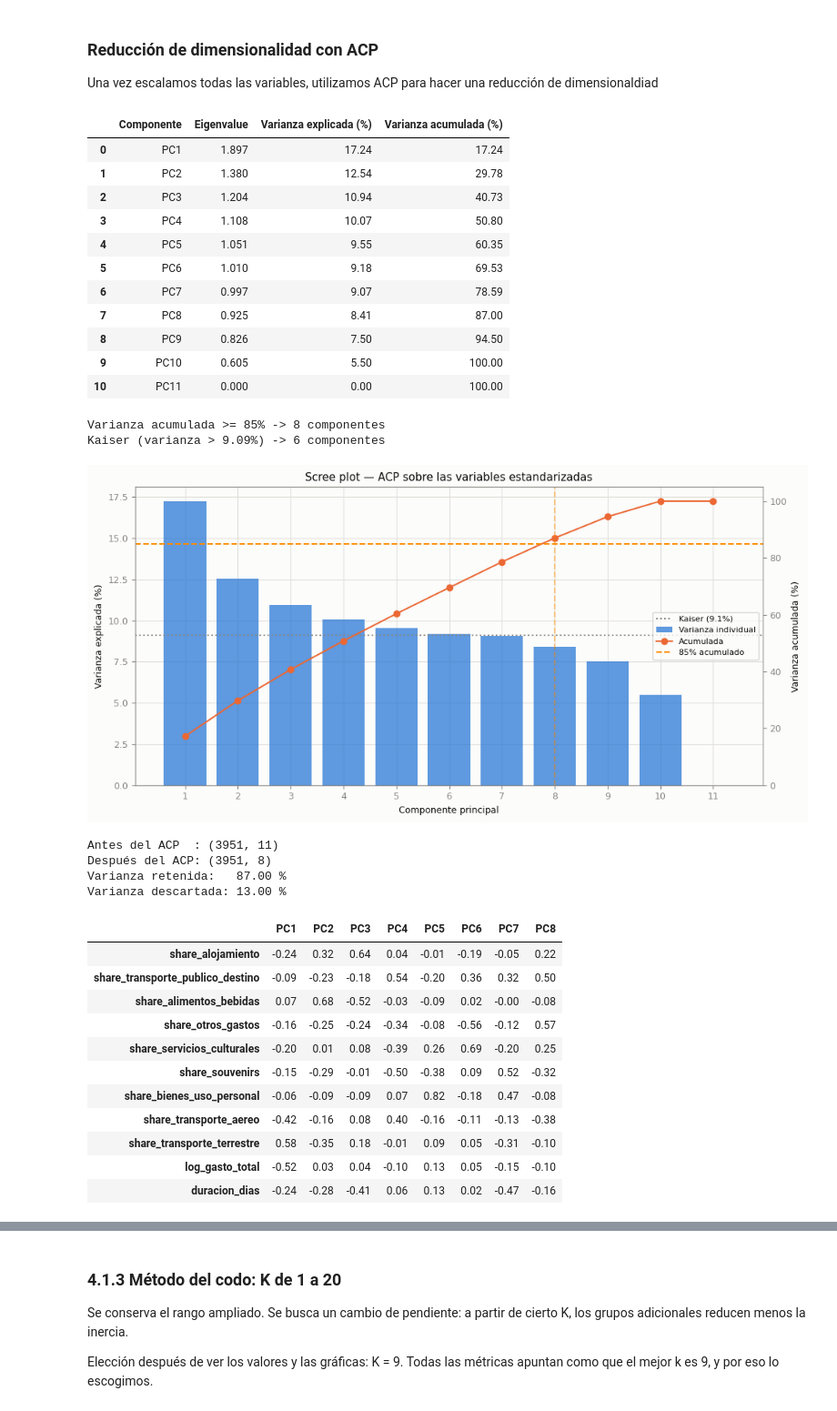
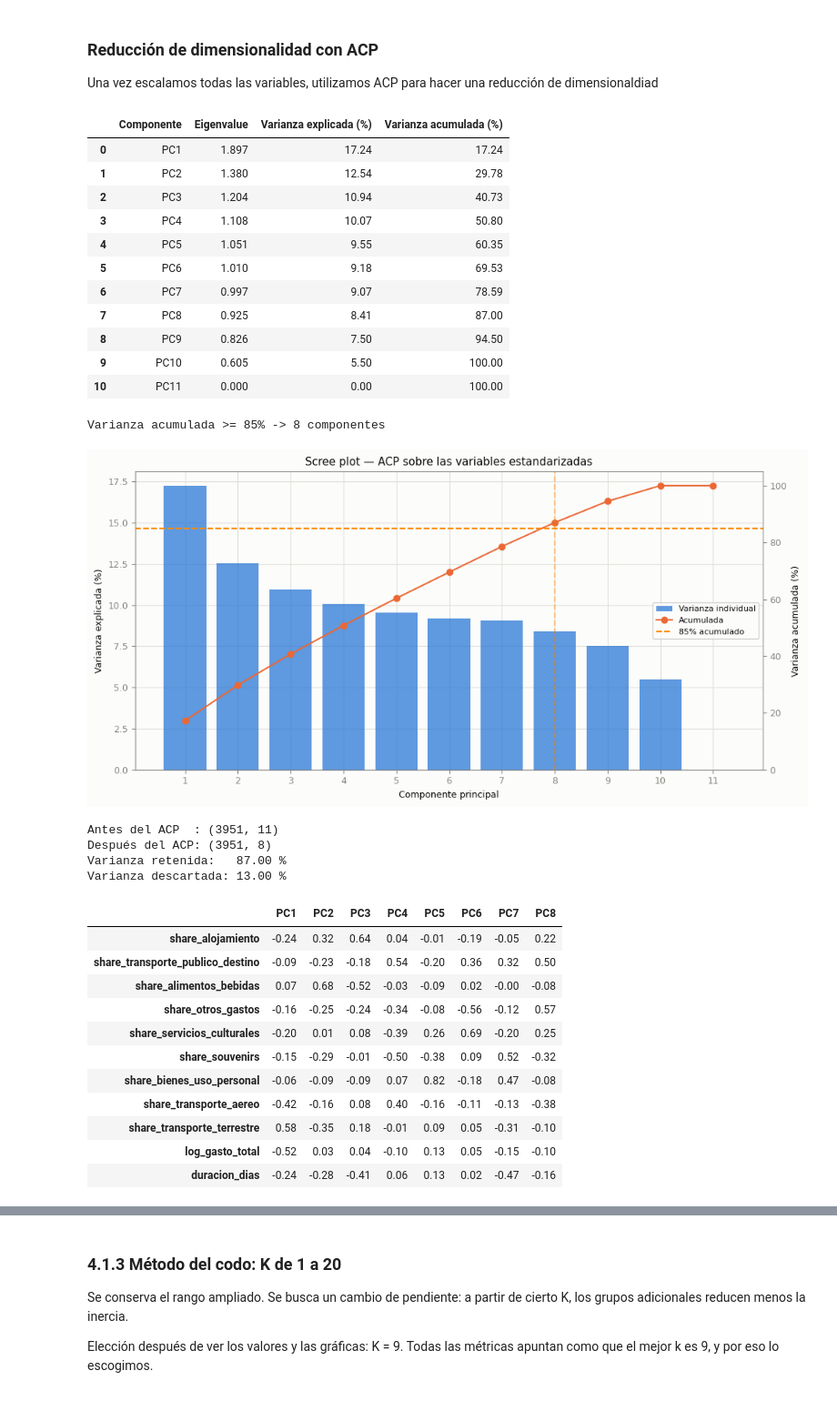
Before and after one commit to antobeni07/K-Means-Clustering, a Jupyter notebook: K-Means-Clustering.ipynb, the cells around one changed output, grey strips where cells are left out. Shown at 91% size. Cells and saved outputs as stored; diff of their text form; code cells hidden in the pictures.

```diff
--- a/K-Means-Clustering.ipynb
+++ b/K-Means-Clustering.ipynb
@@ -1348,9 +1348,7 @@ display(diag_acp)
 
 UMBRAL = 85
 n_umbral = int(np.searchsorted(var_acum, UMBRAL) + 1)
-n_kaiser = int((var_exp > 100 / X_escalado.shape[1]).sum())
 print(f"Varianza acumulada >= {UMBRAL}% -> {n_umbral} componentes")
-print(f"Kaiser (varianza > {100 / X_escalado.shape[1]:.2f}%) -> {n_kaiser} componentes")
 
 # ---------------------------------------------------------------
 # 2. Scree plot
@@ -1358,8 +1356,6 @@ print(f"Kaiser (varianza > {100 / X_escalado.shape[1]:.2f}%) -> {n_kaiser} compo
 componentes = np.arange(1, len(var_exp) + 1)
 fig, ax1 = plt.subplots(figsize=(10, 5))
 ax1.bar(componentes, var_exp, color=COLOR_PRIN, alpha=0.75, label="Varianza individual")
-ax1.axhline(100 / X_escalado.shape[1], color=COLOR_AXIS, linestyle=":",
-            label=f"Kaiser ({100 / X_escalado.shape[1]:.1f}%)")
 ax1.set_xlabel("Componente principal")
 ax1.set_ylabel("Varianza explicada (%)")
 ax1.set_xticks(componentes)
@@ -1394,35 +1390,34 @@ print("Después del ACP:", X_MODELO.shape)
 print(f"Varianza retenida:   {acp.explained_variance_ratio_.sum() * 100:.2f} %")
 print(f"Varianza descartada: {100 - acp.explained_variance_ratio_.sum() * 100:.2f} %")
 
 cargas_componentes = pd.DataFrame(
     acp.components_.T,
     index=variables_modelado,
     columns=[f"PC{i}" for i in range(1, N_COMPONENTES + 1)],
 )
 display(cargas_componentes.round(2))
 
 comunalidad = pd.Series(
     (acp.components_.T ** 2 * acp.explained_variance_).sum(axis=1),
     index=variables_modelado, name="Varianza retenida",
 ).sort_values()
 print("\nFracción de la varianza de cada variable retenida por los componentes:")
 display(comunalidad.round(3).to_frame())
 # %% [output]
 |  | Componente | Eigenvalue | Varianza explicada (%) | Varianza acumulada (%) |
 | 0 | PC1 | 1.897 | 17.24 | 17.24 |
 | 1 | PC2 | 1.380 | 12.54 | 29.78 |
 | 2 | PC3 | 1.204 | 10.94 | 40.73 |
 | 3 | PC4 | 1.108 | 10.07 | 50.80 |
 | 4 | PC5 | 1.051 | 9.55 | 60.35 |
 | 5 | PC6 | 1.010 | 9.18 | 69.53 |
 | 6 | PC7 | 0.997 | 9.07 | 78.59 |
 | 7 | PC8 | 0.925 | 8.41 | 87.00 |
 | 8 | PC9 | 0.826 | 7.50 | 94.50 |
 | 9 | PC10 | 0.605 | 5.50 | 100.00 |
 | 10 | PC11 | 0.000 | 0.00 | 100.00 |
 Varianza acumulada >= 85% -> 8 componentes
-Kaiser (varianza > 9.09%) -> 6 componentes
-[figure, old version]
+[figure, new version]
 Antes del ACP  : (3951, 11)
 Después del ACP: (3951, 8)
 Varianza retenida:   87.00 %
```
Also changed, not shown: 1 other file.
